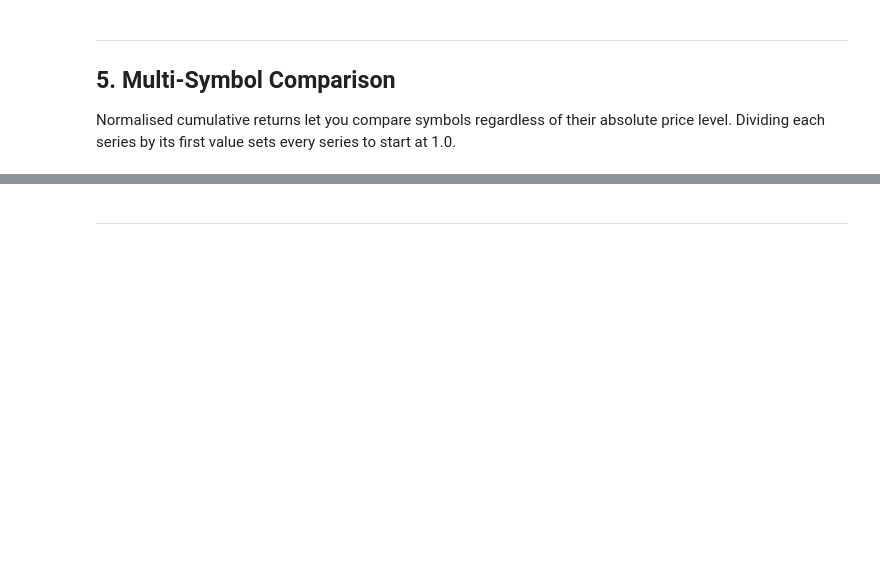
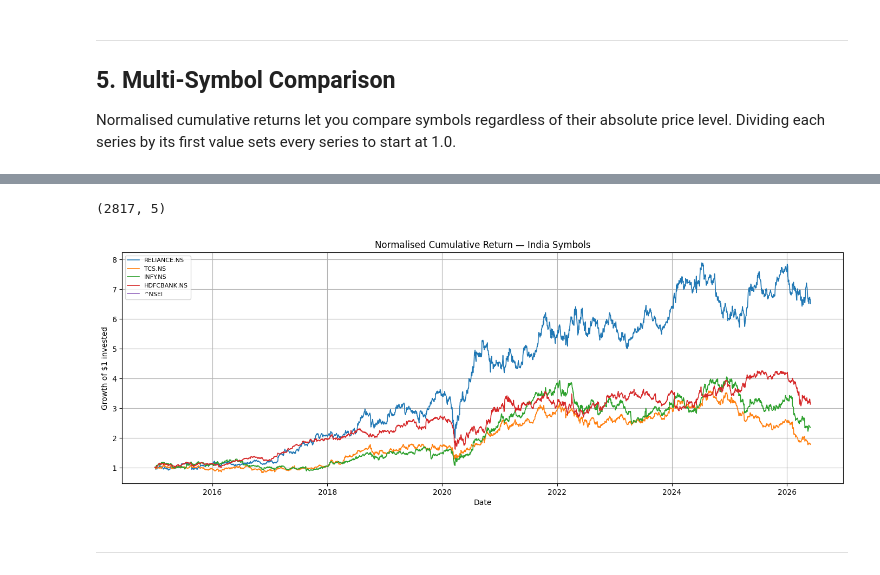
Before and after one commit to Abhinav-pro1003/SOC-Stock-Trading-With-LSTM-And-RL, a Jupyter notebook: Week2/data_loading.ipynb, the cells around one changed output, grey strips where cells are left out. Saved outputs shown, nothing was run; the diff lists cells and outputs as text; code cells hidden in the pictures; blank space fills up the shorter version.

```diff
--- a/Week2/data_loading.ipynb
+++ b/Week2/data_loading.ipynb
@@ -225,13 +342,31 @@ plt.legend(fontsize=8); plt.grid(True); plt.tight_layout(); plt.show()
 # %%
 # TODO 5.3 — Repeat for India symbols
 
 india_closes = {}
 for sym in MARKET_SYMBOLS['india']:
-    ...
+  tmp=pd.read_csv(RAW_DIR/f'{safe_symbol(sym)}.csv',parse_dates=['date'])
+  tmp=tmp.set_index('date').sort_index()
+  india_closes[sym]=tmp['close']
+
+india_df=pd.DataFrame(india_closes).ffill()
+print(india_df.shape)
+india_df.head()
+
 
 # plot normalised series
-...
+normalised_india=india_df/india_df.iloc[0]
+plt.figure(figsize=(14,5))
+for col in normalised_india.columns:
+  plt.plot(normalised_india.index,normalised_india[col],label=col,linewidth=1.2)
+plt.xlabel('Date')
+plt.ylabel('Growth of $1 invested')
+plt.legend(fontsize=8)
+plt.grid(True)
+plt.tight_layout()
 plt.title('Normalised Cumulative Return — India Symbols')
 plt.show()
+# %% [output]
+(2817, 5)
+[figure, added]
 # %% [markdown]
 ---
```
Also changed, not shown: parts of 12 cells of this notebook.
